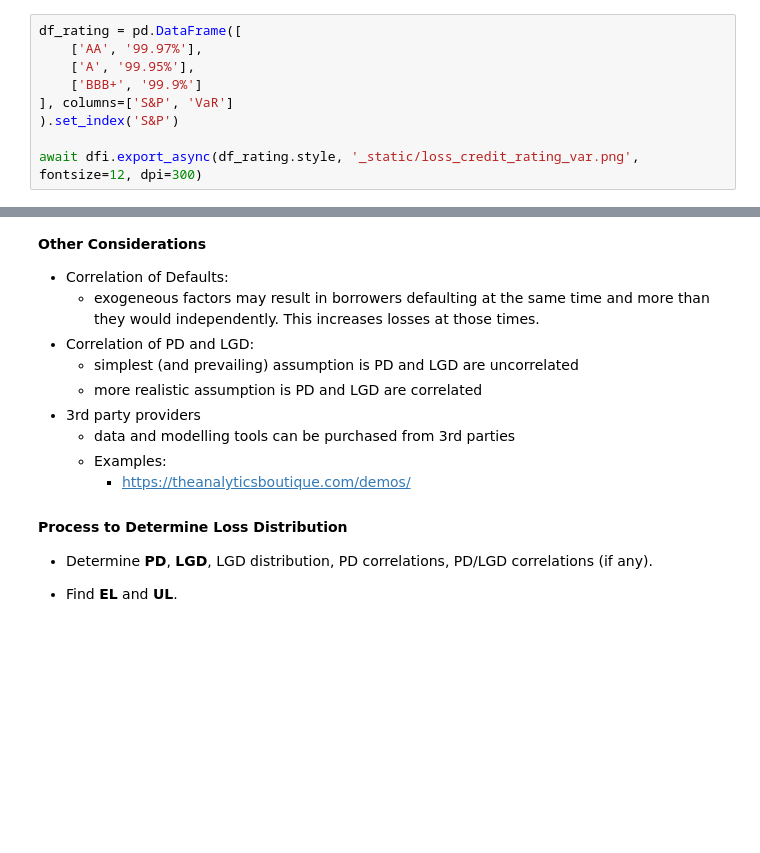
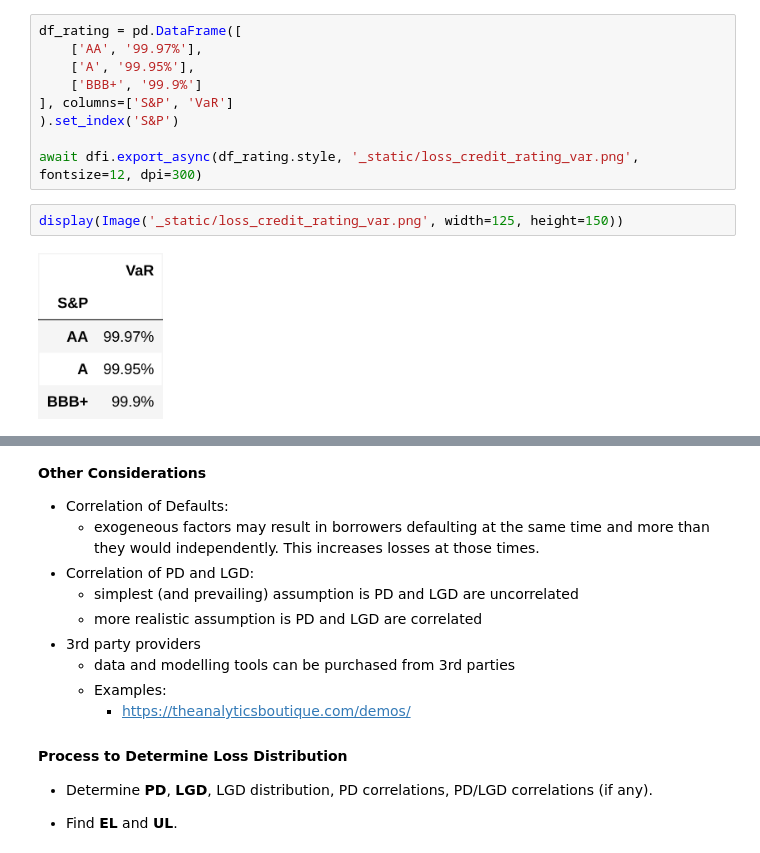
Before and after one commit to rjskene/htsfi, a Jupyter notebook: docs/loss.ipynb, the cells around one changed output, grey strips where cells are left out. Drawn from its saved outputs; the diff is of its cells as text; blank space fills up the shorter version.

```diff
--- a/docs/loss.ipynb
+++ b/docs/loss.ipynb
@@ -155,5 +158,9 @@ df_rating = pd.DataFrame([
 ).set_index('S&P')
 
 await dfi.export_async(df_rating.style, '_static/loss_credit_rating_var.png', fontsize=12, dpi=300)
+# %%
+display(Image('_static/loss_credit_rating_var.png', width=125, height=150))
+# %% [output]
+[figure, added]
 # %% [markdown]
 <div>
```
Also changed, not shown: parts of 3 cells of this notebook.
